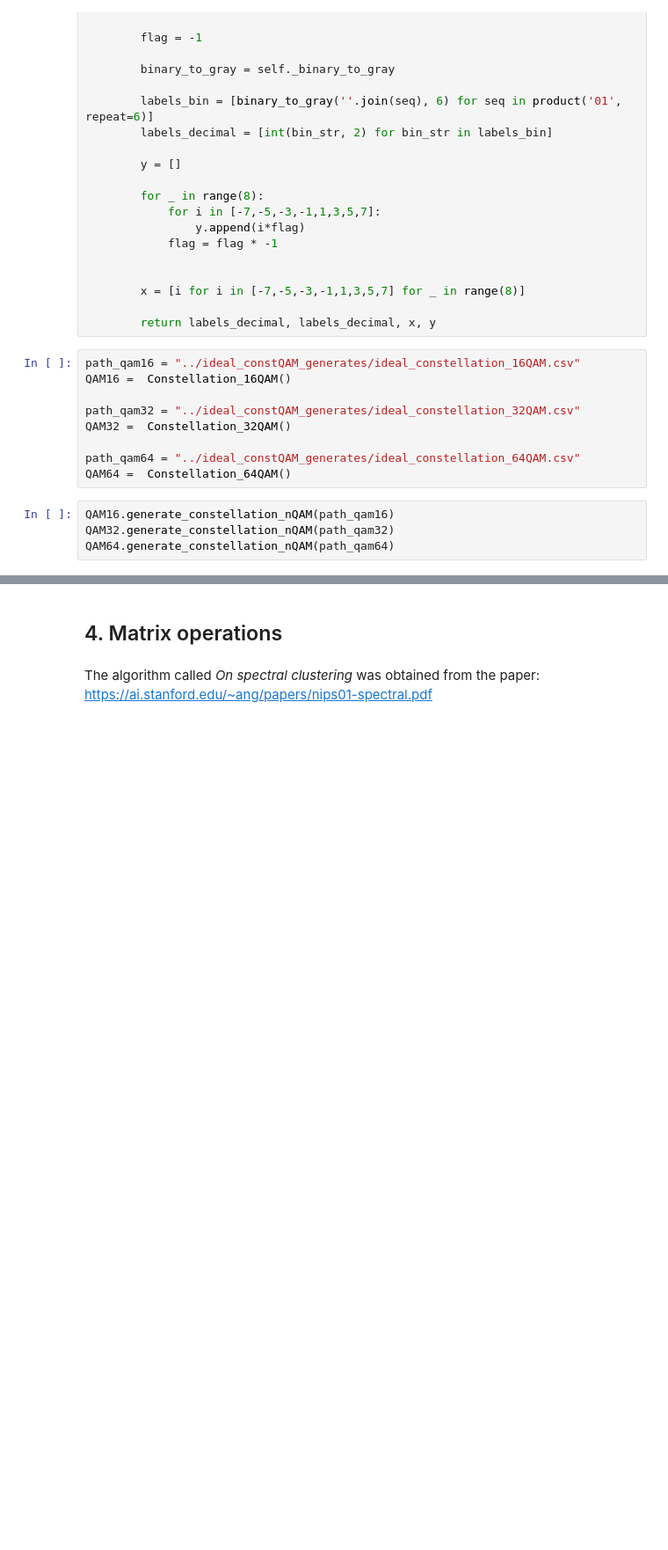
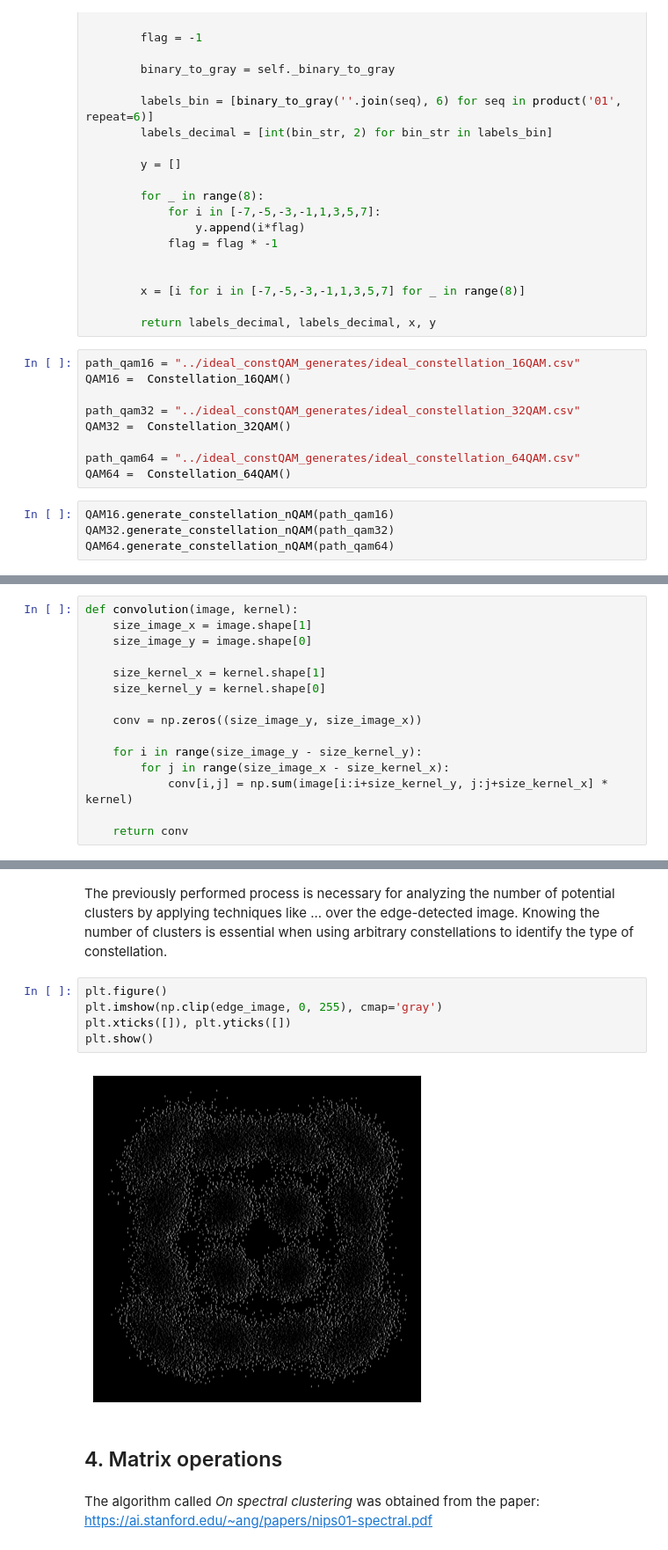
Before and after one commit to miguel-solarte/ScientificProgramming-ITM, a Jupyter notebook: First_lab/First_lab.ipynb, the cells around one changed output, grey strips where cells are left out. Shown at 88% size. Saved outputs shown, nothing was run; the diff lists cells and outputs as text; blank space fills up the shorter version.

```diff
--- a/First_lab/First_lab.ipynb
+++ b/First_lab/First_lab.ipynb
@@ -424,0 +443,15 @@ QAM64.generate_constellation_nQAM(path_qam64)
+# %%
+def convolution(image, kernel):
+    size_image_x = image.shape[1]
+    size_image_y = image.shape[0]
+
+    size_kernel_x = kernel.shape[1]
+    size_kernel_y = kernel.shape[0]
+
+    conv = np.zeros((size_image_y, size_image_x))
+
+    for i in range(size_image_y - size_kernel_y):
+        for j in range(size_image_x - size_kernel_x):
+            conv[i,j] = np.sum(image[i:i+size_kernel_y, j:j+size_kernel_x] * kernel)
+
+    return conv
@@ -425,3 +477,12 @@ QAM64.generate_constellation_nQAM(path_qam64)
+# %% [markdown]
+The previously performed process is necessary for analyzing the number of potential clusters by applying techniques like ... over the edge-detected image. Knowing the number of clusters is essential when using arbitrary constellations to identify the type of constellation.
+# %%
+plt.figure()
+plt.imshow(np.clip(edge_image, 0, 255), cmap='gray')
+plt.xticks([]), plt.yticks([])
+plt.show()
+# %% [output]
+[figure, added]
 # %% [markdown]
 ## 4. Matrix operations
 # %% [markdown]
```
Also changed, not shown: parts of 9 cells of this notebook, 1 other file.
